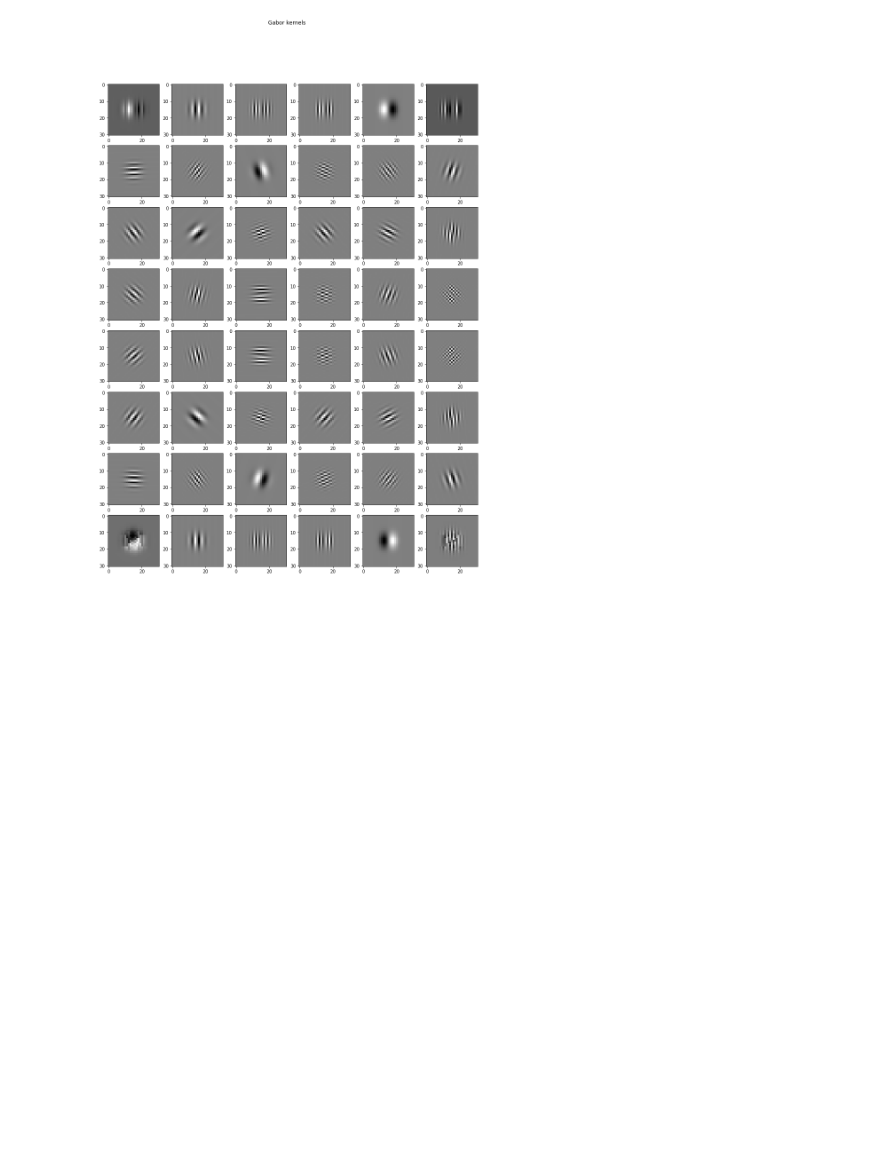
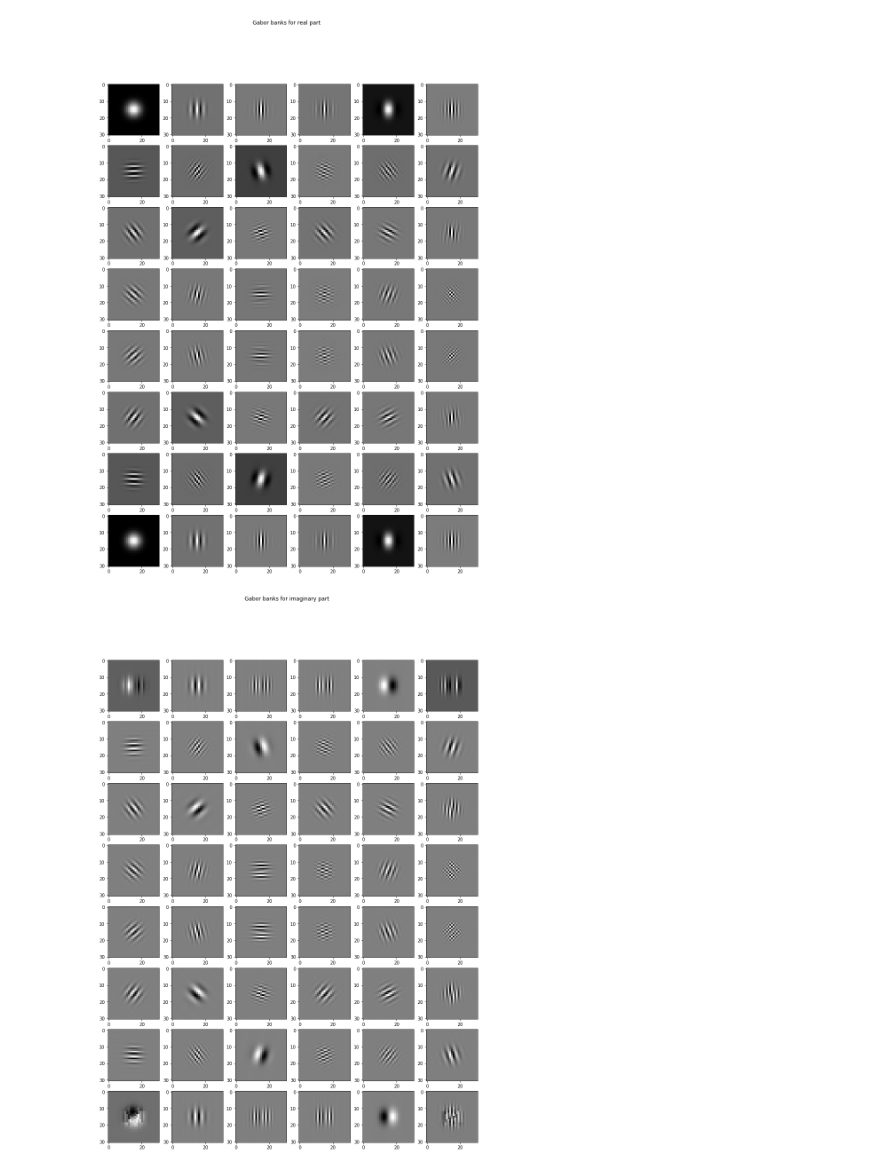
Before and after one commit to halleheho1/Gabor-CNN-CIFAR-10, a Jupyter notebook: Gabor weight initialiser.ipynb, the cells around one changed output. Cells and saved outputs as stored; diff of their text form; code cells hidden in the pictures; blank space fills up the shorter version.

```diff
--- a/Gabor weight initialiser.ipynb
+++ b/Gabor weight initialiser.ipynb
@@ -14,9 +14,13 @@ from keras.utils import np_utils
 def create_kernel():
     orientation_spread = np.linspace(0, 4, 8) / 4. * np.pi
     scales = np.linspace(0.1, 0.4, 6)
-    kernels = []
+    real_kernels = []
+    imagine_kernels = []
 #     size, sigma, theta, lambda, gamma aspect ratio
     for orientation in orientation_spread:
         for scale in scales:
-            kernels.append(cv2.getGaborKernel((31, 31), 3, orientation, scale, 1))
-    return np.array(kernels)
+            real_kernel = cv2.getGaborKernel((31, 31), 3, orientation, scale, 1, 0)
+            imaginary_kernel = cv2.getGaborKernel((31, 31), 3, orientation, scale, 1, np.pi / 2)
+            real_kernels.append(real_kernel)
+            imagine_kernels.append(imaginary_kernel)
+    return np.array(kernels), np.array(imagine_kernels)
@@ -25,12 +27,25 @@ kernels = create_kernel()
+# %%
+real_kernels, imagine_kernels = create_kernel()
 # %%
-# fig, axes = plt.subplots(nrows=8, ncols=6, figsize=(15, 20))
-# plt.gray()
-# fig.suptitle('Gabor kernels', fontsize=12)
-# idx = 0
-# for row in range(0, 8):
-#     for col in range(0, 6):
-#         cell = axes[row][col]
-#         cell.imshow(kernels[idx])
-#         idx += 1
+fig, axes = plt.subplots(nrows=8, ncols=6, figsize=(15, 20))
+plt.gray()
+fig.suptitle('Gabor banks for real part', fontsize=12)
+idx = 0
+for row in range(0, 8):
+    for col in range(0, 6):
+        cell = axes[row][col]
+        cell.imshow(real_kernels[idx])
+        idx += 1
+
+fig, axes = plt.subplots(nrows=8, ncols=6, figsize=(15, 20))
+plt.gray()
+fig.suptitle('Gabor banks for imaginary part', fontsize=12)
+idx = 0
+for row in range(0, 8):
+    for col in range(0, 6):
+        cell = axes[row][col]
+        cell.imshow(imagine_kernels[idx])
+        idx += 1
 # %% [output]
-[figure, old version]
+[figure, new version]
+[figure, added]
```
Also changed, not shown: parts of 7 cells of this notebook, 3 other files.
